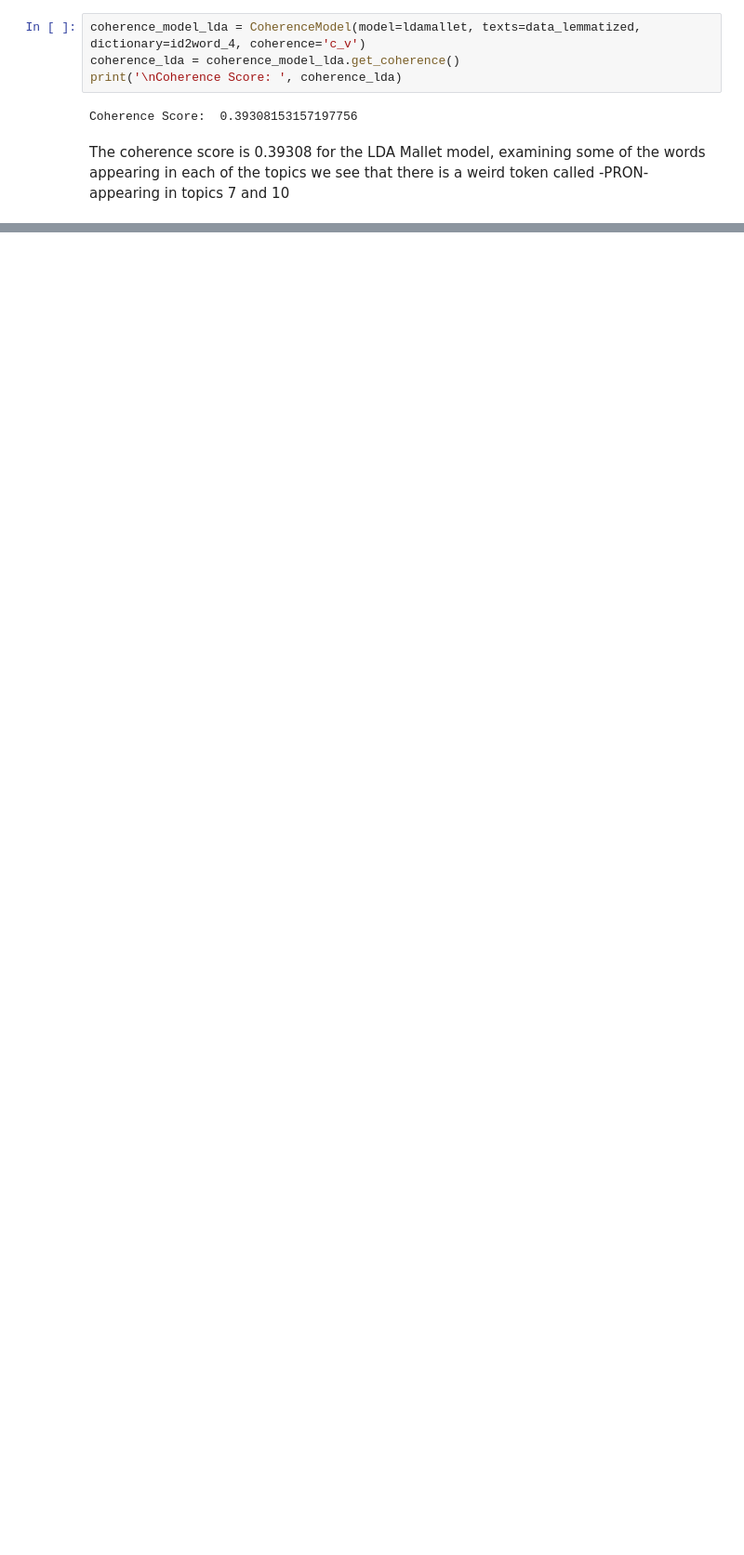
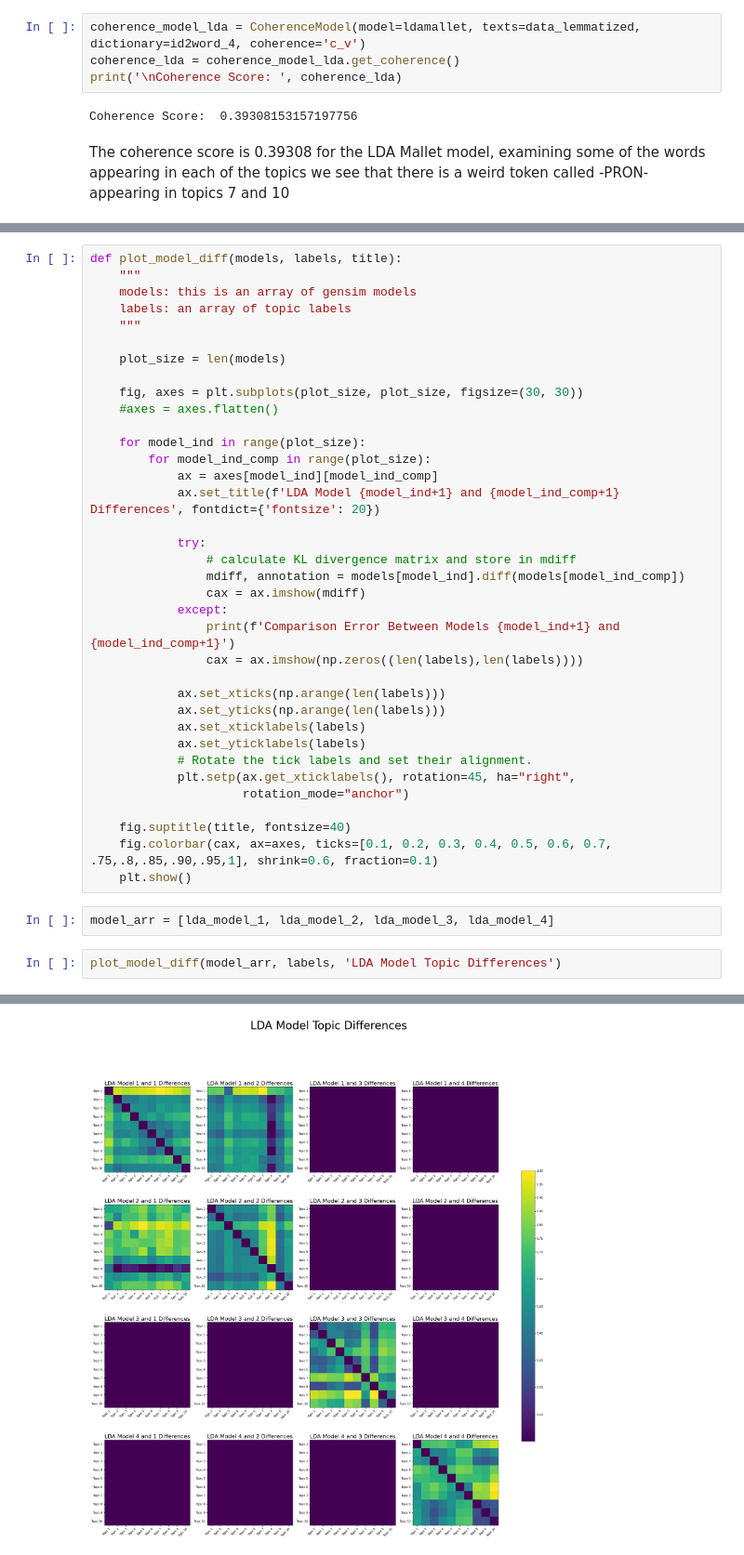
Before and after one commit to mattpodolak/topic_modeling, a Jupyter notebook: lda_comparisons.ipynb, the cells around one changed output, grey strips where cells are left out. Shown at 93% size. Cells and saved outputs as stored; diff of their text form; blank space fills up the shorter version.

```diff
--- a/lda_comparisons.ipynb
+++ b/lda_comparisons.ipynb
@@ -557,0 +639,41 @@ The coherence score is 0.39308 for the LDA Mallet model, examining some of the w
+# %%
+def plot_model_diff(models, labels, title):
+    """
+    models: this is an array of gensim models
+    labels: an array of topic labels
+    """
+
+    plot_size = len(models)
+
+    fig, axes = plt.subplots(plot_size, plot_size, figsize=(30, 30))
+    #axes = axes.flatten()
+
+    for model_ind in range(plot_size):
+        for model_ind_comp in range(plot_size):
+            ax = axes[model_ind][model_ind_comp]
+            ax.set_title(f'LDA Model {model_ind+1} and {model_ind_comp+1} Differences', fontdict={'fontsize': 20})
+
+            try:
+                # calculate KL divergence matrix and store in mdiff
+                mdiff, annotation = models[model_ind].diff(models[model_ind_comp])
+                cax = ax.imshow(mdiff)
+            except:
+                print(f'Comparison Error Between Models {model_ind+1} and {model_ind_comp+1}')
+                cax = ax.imshow(np.zeros((len(labels),len(labels))))
+
+            ax.set_xticks(np.arange(len(labels)))
+            ax.set_yticks(np.arange(len(labels)))
+            ax.set_xticklabels(labels)
+            ax.set_yticklabels(labels)
+            # Rotate the tick labels and set their alignment.
+            plt.setp(ax.get_xticklabels(), rotation=45, ha="right",
+                     rotation_mode="anchor")
+
+    fig.suptitle(title, fontsize=40)
+    fig.colorbar(cax, ax=axes, ticks=[0.1, 0.2, 0.3, 0.4, 0.5, 0.6, 0.7, .75,.8,.85,.90,.95,1], shrink=0.6, fraction=0.1)
+    plt.show()
+# %%
+model_arr = [lda_model_1, lda_model_2, lda_model_3, lda_model_4]
+# %%
+plot_model_diff(model_arr, labels, 'LDA Model Topic Differences')
+# %% [output]
@@ -557,0 +690 @@ The coherence score is 0.39308 for the LDA Mallet model, examining some of the w
+[figure, added]
```
Also changed, not shown: parts of 14 cells of this notebook.
